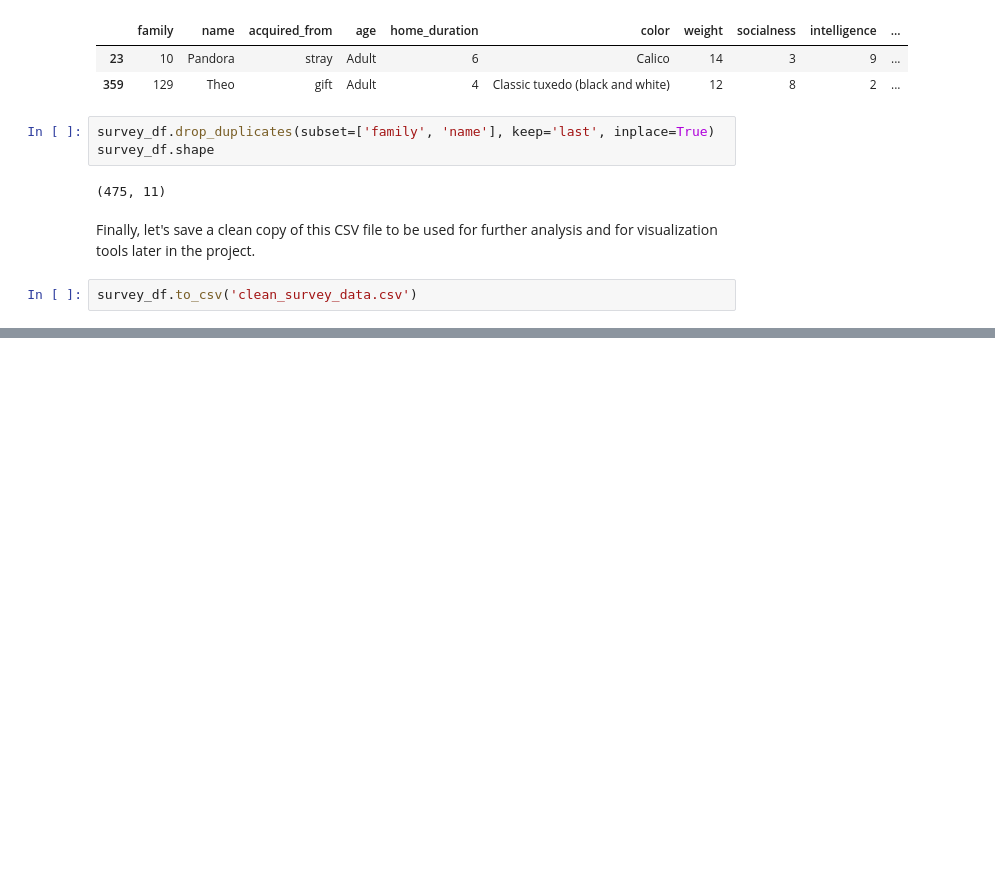
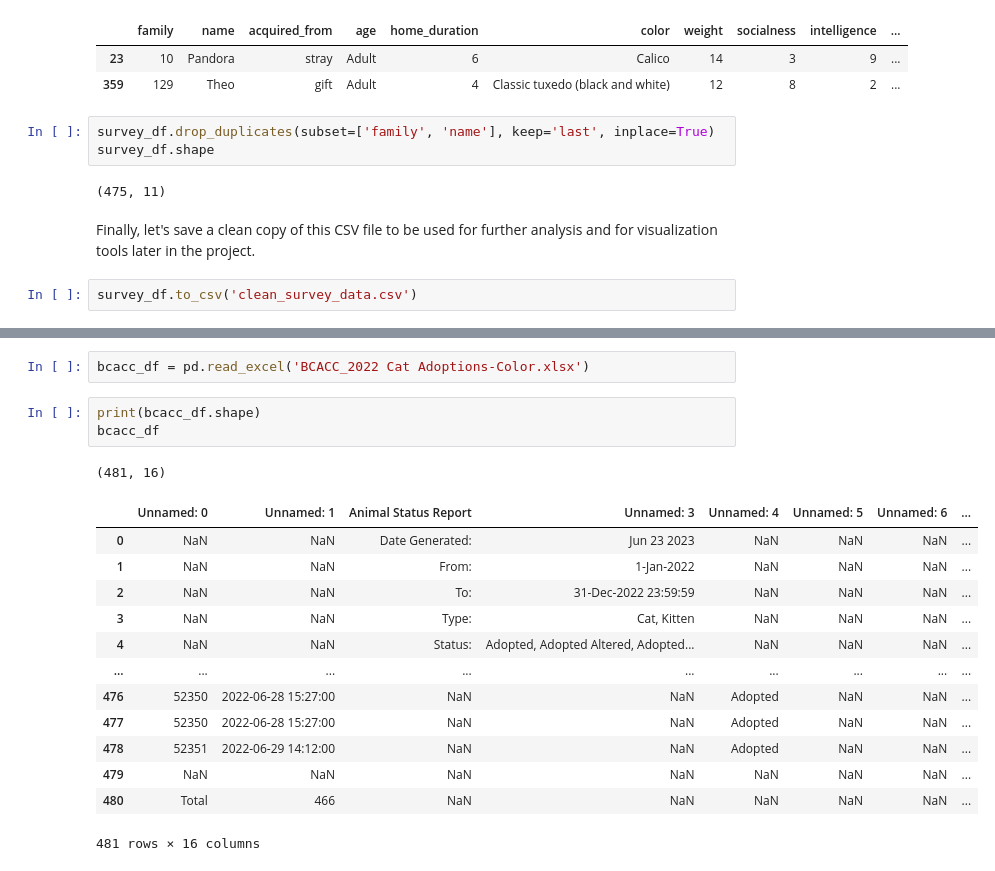
Before and after one commit to BlueKYGirl/purrfect_purrsonalities, a Jupyter notebook: purrfect_purrsonalities.ipynb, the cells around one changed output, grey strips where cells are left out. Saved outputs shown, nothing was run; the diff lists cells and outputs as text; blank space fills up the shorter version.

```diff
--- a/purrfect_purrsonalities.ipynb
+++ b/purrfect_purrsonalities.ipynb
@@ -267,0 +276,20 @@ survey_df.to_csv('clean_survey_data.csv')
+# %%
+bcacc_df = pd.read_excel('BCACC_2022 Cat Adoptions-Color.xlsx')
+# %%
+print(bcacc_df.shape)
+bcacc_df
+# %% [output]
+(481, 16)
+|  | Unnamed: 0 | Unnamed: 1 | Animal Status Report | Unnamed: 3 | Unnamed: 4 | Unnamed: 5 | Unnamed: 6 | ... |
+| 0 | NaN | NaN | Date Generated: | Jun 23 2023 | NaN | NaN | NaN | ... |
+| 1 | NaN | NaN | From: | 1-Jan-2022 | NaN | NaN | NaN | ... |
+| 2 | NaN | NaN | To: | 31-Dec-2022 23:59:59 | NaN | NaN | NaN | ... |
+| 3 | NaN | NaN | Type: | Cat, Kitten | NaN | NaN | NaN | ... |
+| 4 | NaN | NaN | Status: | Adopted, Adopted Altered, Adopted... | NaN | NaN | NaN | ... |
+| ... | ... | ... | ... | ... | ... | ... | ... | ... |
+| 476 | 52350 | 2022-06-28 15:27:00 | NaN | NaN | Adopted | NaN | NaN | ... |
+| 477 | 52350 | 2022-06-28 15:27:00 | NaN | NaN | Adopted | NaN | NaN | ... |
+| 478 | 52351 | 2022-06-29 14:12:00 | NaN | NaN | Adopted | NaN | NaN | ... |
+| 479 | NaN | NaN | NaN | NaN | NaN | NaN | NaN | ... |
+| 480 | Total | 466 | NaN | NaN | NaN | NaN | NaN | ... |
+481 rows × 16 columns
```
Also changed, not shown: parts of 34 cells of this notebook, 1 other file.
